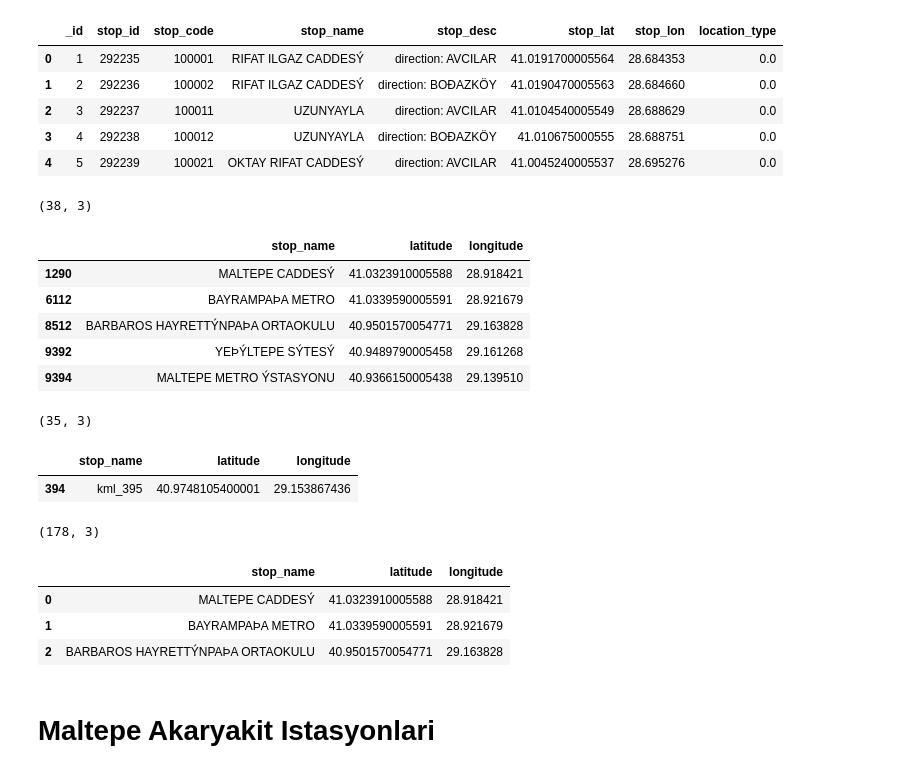
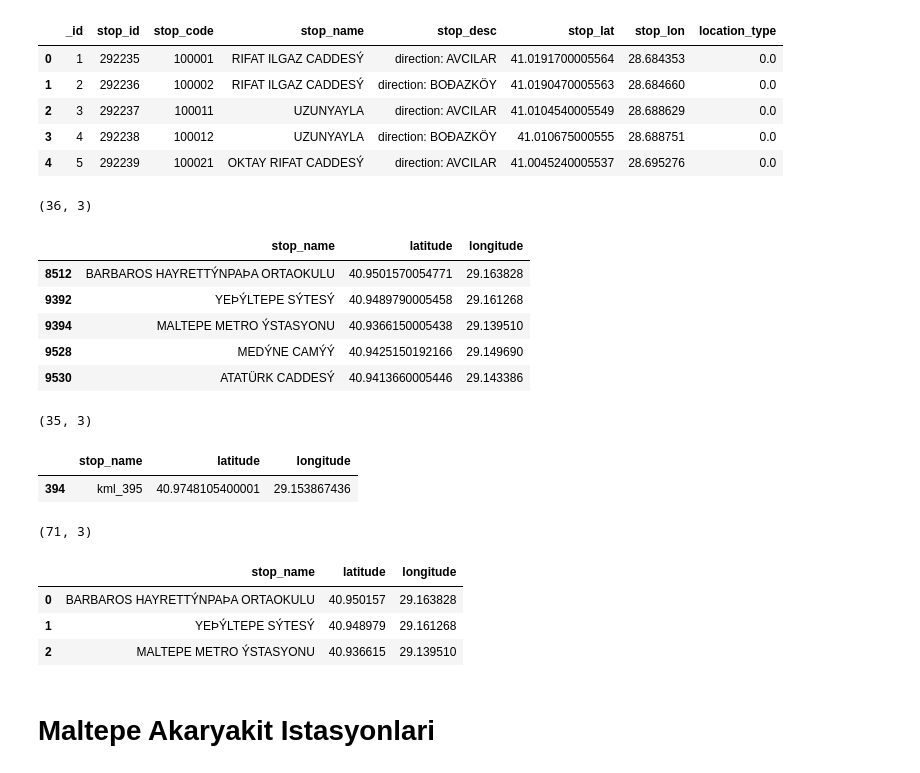
Before and after one commit to umutky/engineering_project, a Jupyter notebook: prepare_data.ipynb, the cells around one changed output. Drawn from its saved outputs; the diff is of its cells as text; code cells hidden in the pictures.

```diff
--- a/prepare_data.ipynb
+++ b/prepare_data.ipynb
@@ -37,16 +45,17 @@ duraklar.dropna(inplace=True)
 # %%
 maltepe_duraklar = duraklar[duraklar['stop_desc'].str.contains('MALTEPE')].drop(['_id', 'stop_id', 'stop_code', 'stop_desc', 'location_type'], axis=1)
 maltepe_duraklar.columns = ['stop_name', 'latitude', 'longitude']
+maltepe_duraklar = maltepe_duraklar[(maltepe_duraklar['longitude'].astype(float) > min_longitude) & (maltepe_duraklar['longitude'].astype(float) < max_longitude) & (maltepe_duraklar['latitude'].astype(float) > min_latitude) & (maltepe_duraklar['latitude'].astype(float) < max_latitude)]
 print(maltepe_duraklar.shape)
 maltepe_duraklar.head()
 # %% [output]
-(38, 3)
+(36, 3)
 |  | stop_name | latitude | longitude |
-| 1290 | MALTEPE CADDESÝ | 41.0323910005588 | 28.918421 |
-| 6112 | BAYRAMPAÞA METRO | 41.0339590005591 | 28.921679 |
 | 8512 | BARBAROS HAYRETTÝNPAÞA ORTAOKULU | 40.9501570054771 | 29.163828 |
 | 9392 | YEÞÝLTEPE SÝTESÝ | 40.9489790005458 | 29.161268 |
 | 9394 | MALTEPE METRO ÝSTASYONU | 40.9366150005438 | 29.139510 |
+| 9528 | MEDÝNE CAMÝÝ | 40.9425150192166 | 29.149690 |
+| 9530 | ATATÜRK CADDESÝ | 40.9413660005446 | 29.143386 |
 # %%
 import xml.etree.ElementTree as ET
 
@@ -91,14 +100,16 @@ maltepe_minibus_durak.head(1)
 | 394 | kml_395 | 40.9748105400001 | 29.153867436 |
 # %%
 maltepe_duraklar = pd.concat([maltepe_duraklar, maltepe_minibus_durak]).reset_index(drop=True)
+maltepe_duraklar['latitude'] = maltepe_duraklar['latitude'].astype(float)
+maltepe_duraklar['longitude'] = maltepe_duraklar['longitude'].astype(float)
 print(maltepe_duraklar.shape)
 maltepe_duraklar.head(3)
 # %% [output]
-(178, 3)
+(71, 3)
 |  | stop_name | latitude | longitude |
-| 0 | MALTEPE CADDESÝ | 41.0323910005588 | 28.918421 |
-| 1 | BAYRAMPAÞA METRO | 41.0339590005591 | 28.921679 |
-| 2 | BARBAROS HAYRETTÝNPAÞA ORTAOKULU | 40.9501570054771 | 29.163828 |
+| 0 | BARBAROS HAYRETTÝNPAÞA ORTAOKULU | 40.950157 | 29.163828 |
+| 1 | YEÞÝLTEPE SÝTESÝ | 40.948979 | 29.161268 |
+| 2 | MALTEPE METRO ÝSTASYONU | 40.936615 | 29.139510 |
 # %% [markdown]
 # Maltepe Akaryakit Istasyonlari
 # %%
```
Also changed, not shown: parts of 18 cells of this notebook, 2 other files.
